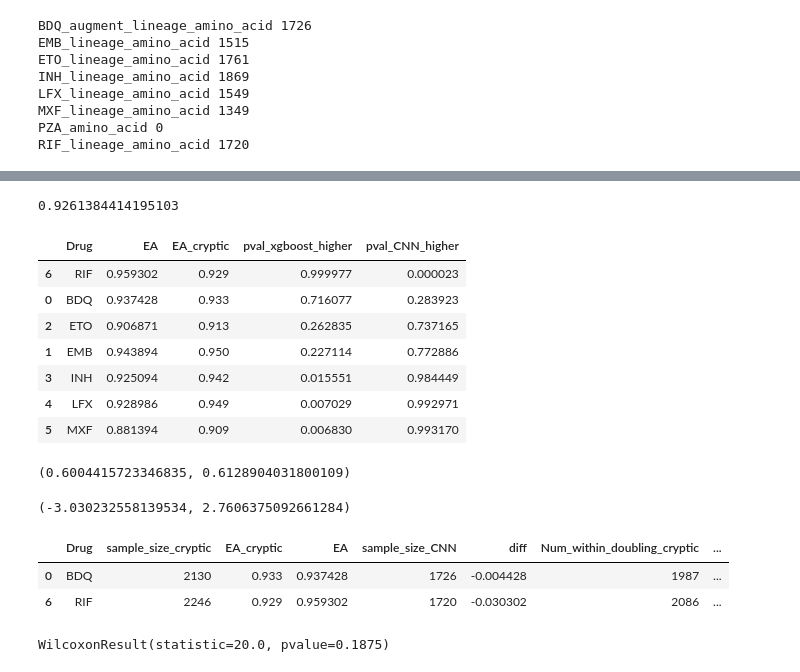
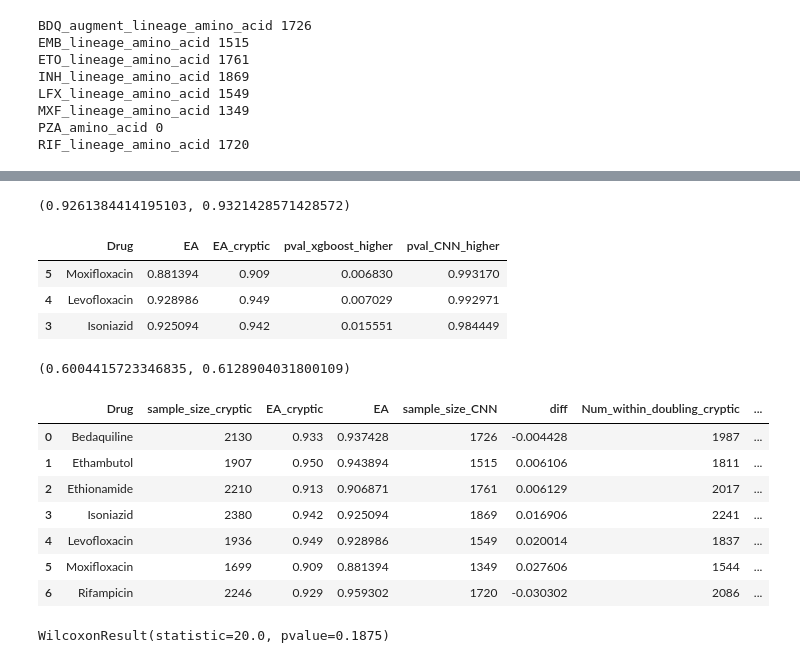
Before and after one commit to sanju99/MtbQuantCNN, a Jupyter notebook: analysis/performance_metrics.ipynb, the cells around one changed output, grey strips where cells are left out. Saved outputs shown, nothing was run; the diff lists cells and outputs as text; code cells hidden in the pictures.

```diff
--- a/analysis/performance_metrics.ipynb
+++ b/analysis/performance_metrics.ipynb
@@ -141,13 +65,0 @@ pickle.dump(keep_seqDict, open("test_example/seqDict.pkl", "wb"))
-# %%
-for drug in drugs_lst:
-
-    if drug == 'PZA':
-        fName = f"{results_dir}/{drug}_amino_acid/best_model.h5"
-    elif drug == 'BDQ':
-        fName = f"{results_dir}/{drug}_augment_lineage_amino_acid/best_model.h5"
-    else:
-        fName = f"{results_dir}/{drug}_lineage_amino_acid/best_model.h5"
-
-    assert os.path.isfile(fName)
-
-    shutil.copy(fName, f"./pretrained_models/{drug}_best_model.h5")
@@ -339,7 +250,7 @@ for col in metrics_to_compare:
     else:
         alt = 'greater'
 
-    _, pval = st.mannwhitneyu(df_CNN[col], df_XGBoost[col], alternative=alt)
+    _, pval = st.ttest_ind(df_CNN[col], df_XGBoost[col], alternative=alt, equal_var=False)
 
     print(col, np.round(pval, 4))
 # %% [output]
@@ -357,7 +268,7 @@ for col in metrics_to_compare:
     else:
         alt = 'greater'
 
-    _, pval = st.mannwhitneyu(df_LinReg[col], df_XGBoost[col], alternative=alt)
+    _, pval = st.ttest_ind(df_LinReg[col], df_XGBoost[col], alternative=alt, equal_var=False)
 
     print(col, np.round(pval, 4), np.round(df_LinReg[col].mean(), 6), np.round(df_XGBoost[col].mean(), 6))
 # %% [output]
@@ -545,6 +450,8 @@ df_EA_cryptic['diff'] = df_EA_cryptic['EA_cryptic'] - df_EA_cryptic['EA']
 
 df_EA_cryptic['Num_within_doubling_cryptic'] = (df_EA_cryptic['EA_cryptic'] * df_EA_cryptic['sample_size_cryptic']).astype(int)
 df_EA_cryptic['Num_within_doubling_CNN'] = (df_EA_cryptic['EA'] * df_EA_cryptic['sample_size_CNN']).astype(int)
+
+df_EA_cryptic['Drug'] = df_EA_cryptic['Drug'].map(abbr_drug_dict)
 # %%
 df_EA_cryptic.sort_values('EA_cryptic', ascending=False)
 # %% [output]
@@ -559,7 +466,7 @@ df_EA_cryptic.sort_values('EA_cryptic', ascending=False)
 # %%
-df_EA_cryptic.query("Drug != 'PZA'").EA.mean()
+df_EA_cryptic.query("Drug != 'PZA'").EA.mean(), df_EA_cryptic.query("Drug != 'PZA'").EA_cryptic.mean()
 # %% [output]
-0.9261384414195103
+(0.9261384414195103, 0.9321428571428572)
 # %%
 for i, row in df_EA_cryptic.iterrows():
 
@@ -583,29 +490,26 @@ for i, row in df_EA_cryptic.iterrows():
 
 # df_EA_cryptic.to_csv("../results/EA_cryptic_data.csv", index=False)
 # %%
-df_EA_cryptic.sort_values('pval_CNN_higher')[['Drug', 'EA', 'EA_cryptic', 'pval_xgboost_higher', 'pval_CNN_higher']]
+df_EA_cryptic.query("pval_xgboost_higher <= 0.05").sort_values('pval_xgboost_higher')[['Drug', 'EA', 'EA_cryptic', 'pval_xgboost_higher', 'pval_CNN_higher']]
 # %% [output]
 |  | Drug | EA | EA_cryptic | pval_xgboost_higher | pval_CNN_higher |
-| 6 | RIF | 0.959302 | 0.929 | 0.999977 | 0.000023 |
-| 0 | BDQ | 0.937428 | 0.933 | 0.716077 | 0.283923 |
-| 2 | ETO | 0.906871 | 0.913 | 0.262835 | 0.737165 |
-| 1 | EMB | 0.943894 | 0.950 | 0.227114 | 0.772886 |
-| 3 | INH | 0.925094 | 0.942 | 0.015551 | 0.984449 |
-| 4 | LFX | 0.928986 | 0.949 | 0.007029 | 0.992971 |
-| 5 | MXF | 0.881394 | 0.909 | 0.006830 | 0.993170 |
+| 5 | Moxifloxacin | 0.881394 | 0.909 | 0.006830 | 0.993170 |
+| 4 | Levofloxacin | 0.928986 | 0.949 | 0.007029 | 0.992971 |
+| 3 | Isoniazid | 0.925094 | 0.942 | 0.015551 | 0.984449 |
 # %%
 # difference in percentage points
 df_EA_cryptic['diff'].mean()*100, df_EA_cryptic['diff'].median()*100
 # %% [output]
 (0.6004415723346835, 0.6128904031800109)
-# %%
-df_EA_cryptic['diff'].min()*100, df_EA_cryptic['diff'].max()*100
-# %% [output]
-(-3.030232558139534, 2.7606375092661284)
-# %%
-df_EA_cryptic.query("diff < 0")
-# %% [output]
-|  | Drug | sample_size_cryptic | EA_cryptic | EA | sample_size_CNN | diff | Num_within_doubling_cryptic | ... |
-| 0 | BDQ | 2130 | 0.933 | 0.937428 | 1726 | -0.004428 | 1987 | ... |
-| 6 | RIF | 2246 | 0.929 | 0.959302 | 1720 | -0.030302 | 2086 | ... |
+# %%
+df_EA_cryptic
+# %% [output]
+|  | Drug | sample_size_cryptic | EA_cryptic | EA | sample_size_CNN | diff | Num_within_doubling_cryptic | ... |
+| 0 | Bedaquiline | 2130 | 0.933 | 0.937428 | 1726 | -0.004428 | 1987 | ... |
+| 1 | Ethambutol | 1907 | 0.950 | 0.943894 | 1515 | 0.006106 | 1811 | ... |
+| 2 | Ethionamide | 2210 | 0.913 | 0.906871 | 1761 | 0.006129 | 2017 | ... |
+| 3 | Isoniazid | 2380 | 0.942 | 0.925094 | 1869 | 0.016906 | 2241 | ... |
+| 4 | Levofloxacin | 1936 | 0.949 | 0.928986 | 1549 | 0.020014 | 1837 | ... |
+| 5 | Moxifloxacin | 1699 | 0.909 | 0.881394 | 1349 | 0.027606 | 1544 | ... |
+| 6 | Rifampicin | 2246 | 0.929 | 0.959302 | 1720 | -0.030302 | 2086 | ... |
 # %%
```
Also changed, not shown: parts of 55 cells of this notebook, 24 other files.
